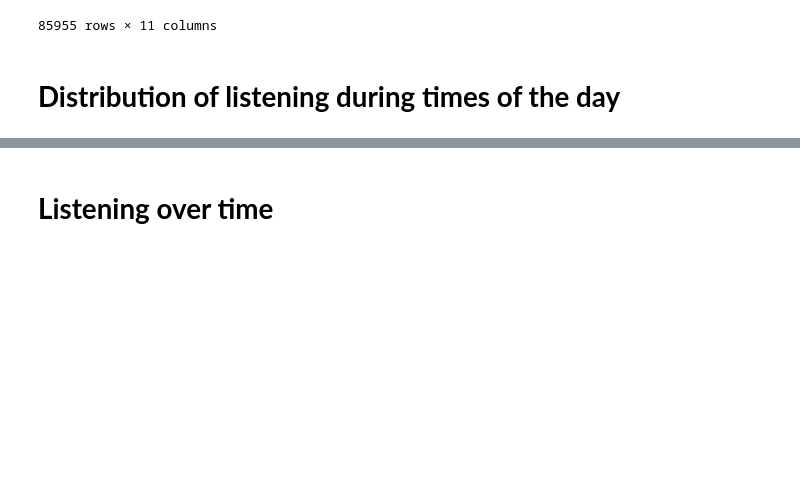
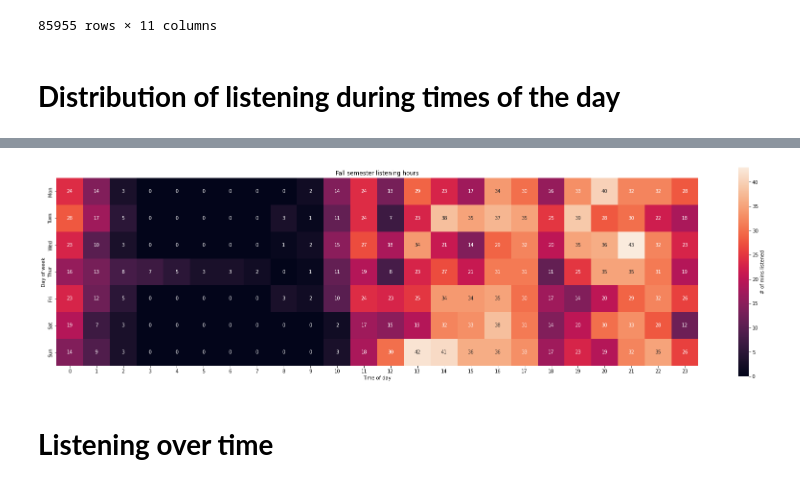
Before and after one commit to jonathanyin12/spotify-analysis, a Jupyter notebook: listening_history.ipynb, the cells around one changed output, grey strips where cells are left out. Drawn from its saved outputs; the diff is of its cells as text; code cells hidden in the pictures; blank space fills up the shorter version.

```diff
--- a/listening_history.ipynb
+++ b/listening_history.ipynb
@@ -54,3 +65,18 @@ plt.show()
+# %%
+fall_history = history.loc[(history['endTime']>='2021-09-01')&(history['endTime']<'2021-12-23')]
+listening_times = fall_history.groupby(['dayofweek', 'hour']).agg({'minsPlayed': ['sum']})//17
+listening_times = listening_times.unstack()
+listening_times.columns = listening_times.columns.droplevel([0,1])
+listening_times = listening_times.fillna(0)
+
+plt.figure(figsize=(30,20))
+plt.title('Fall semester listening hours')
+ax= sns.heatmap(listening_times, annot=True, square = True, yticklabels=['Mon', 'Tues', 'Wed', 'Thur', 'Fri', 'Sat', 'Sun'],cbar_kws={"shrink": .4, 'label': '# of mins listened'})
+plt.ylabel('Day of week')
+plt.xlabel('Time of day')
+plt.show()
+# %% [output]
+[figure, added]
 # %% [markdown]
 # **Listening over time**
 # %%
```
Also changed, not shown: parts of 2 cells of this notebook.
